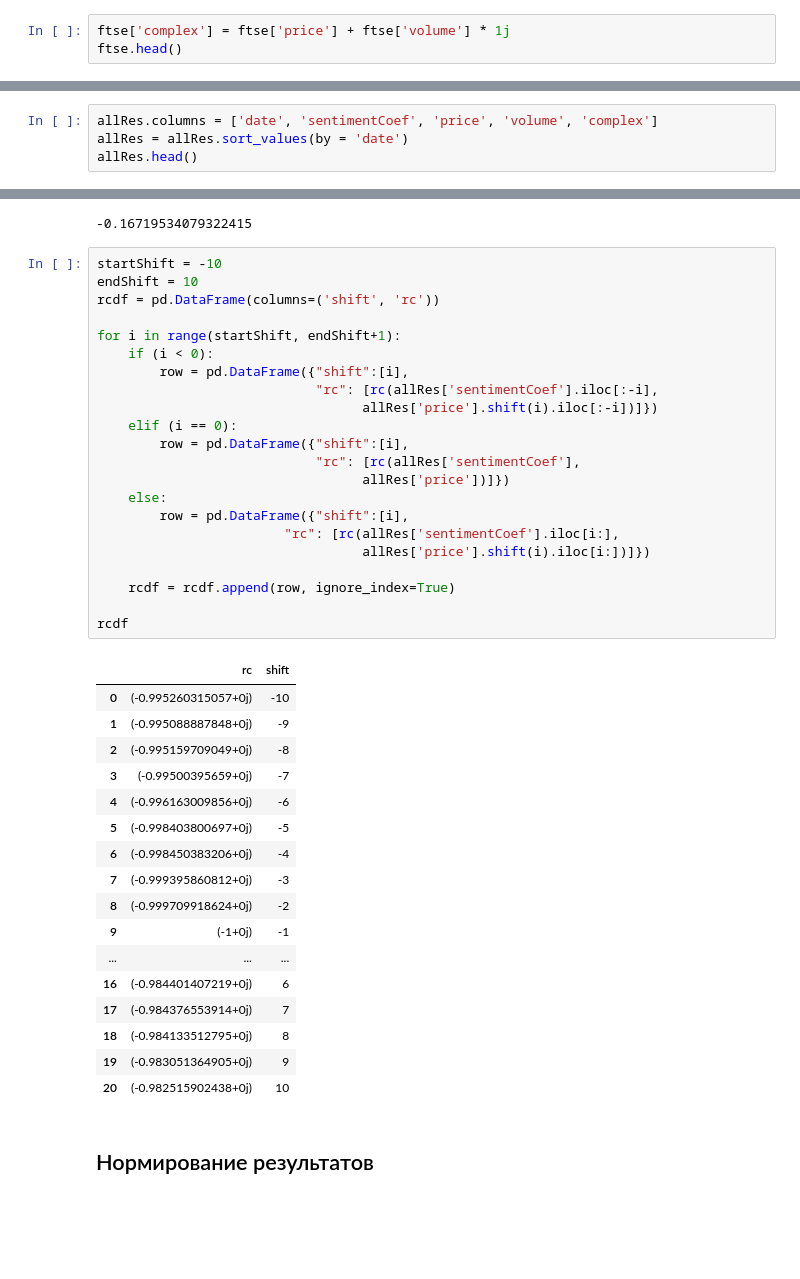
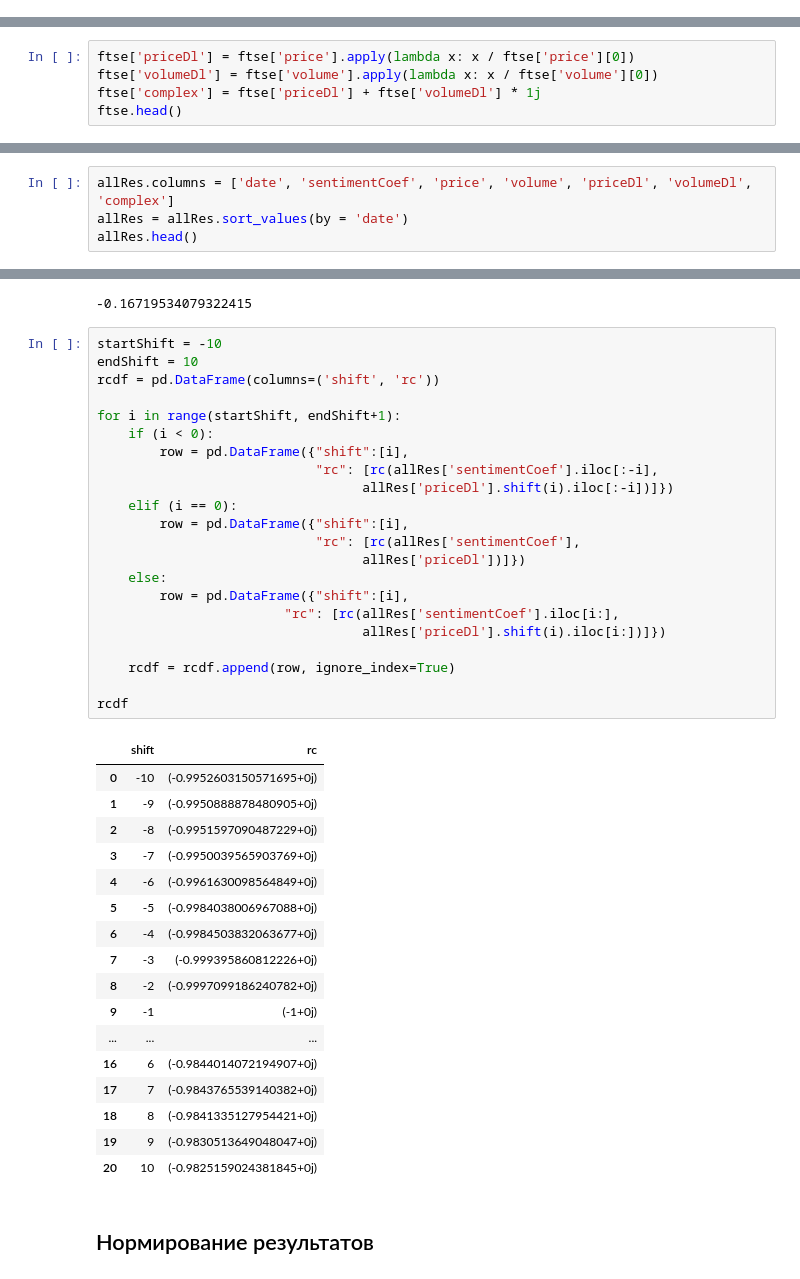
Before and after one commit to baryev/autoregressive-model, a Jupyter notebook: sentimentsAnalysis.ipynb, the cells around one changed output, grey strips where cells are left out. Cells and saved outputs as stored; diff of their text form; blank space fills up the shorter version.

```diff
--- a/sentimentsAnalysis.ipynb
+++ b/sentimentsAnalysis.ipynb
@@ -21,3 +29,0 @@ ftse.columns = ['day', 'price', 'volume']
-# %%
-ftse['complex'] = ftse['price'] + ftse['volume'] * 1j
-ftse.head()
@@ -30,0 +30,5 @@ ftse.head()
+# %%
+ftse['priceDl'] = ftse['price'].apply(lambda x: x / ftse['price'][0])
+ftse['volumeDl'] = ftse['volume'].apply(lambda x: x / ftse['volume'][0])
+ftse['complex'] = ftse['priceDl'] + ftse['volumeDl'] * 1j
+ftse.head()
@@ -89,5 +106,5 @@ def rc(x,y):
 # %%
-allRes.columns = ['date', 'sentimentCoef', 'price', 'volume', 'complex']
+allRes.columns = ['date', 'sentimentCoef', 'price', 'volume', 'priceDl', 'volumeDl', 'complex']
 allRes = allRes.sort_values(by = 'date')
 allRes.head()
 # %% [output]
@@ -118,43 +135,43 @@ np.corrcoef(allRes['volume'], allRes['price'])[0][1]
 # %%
 startShift = -10
 endShift = 10
 rcdf = pd.DataFrame(columns=('shift', 'rc'))
 
 for i in range(startShift, endShift+1):
     if (i < 0):
         row = pd.DataFrame({"shift":[i],
                             "rc": [rc(allRes['sentimentCoef'].iloc[:-i],
-                                  allRes['price'].shift(i).iloc[:-i])]})
+                                  allRes['priceDl'].shift(i).iloc[:-i])]})
     elif (i == 0):
         row = pd.DataFrame({"shift":[i],
                             "rc": [rc(allRes['sentimentCoef'],
-                                  allRes['price'])]})
+                                  allRes['priceDl'])]})
     else:
         row = pd.DataFrame({"shift":[i],
                         "rc": [rc(allRes['sentimentCoef'].iloc[i:],
-                                  allRes['price'].shift(i).iloc[i:])]})
+                                  allRes['priceDl'].shift(i).iloc[i:])]})
 
     rcdf = rcdf.append(row, ignore_index=True)
 
 rcdf
 # %% [output]
-|  | rc | shift |
-| 0 | (-0.995260315057+0j) | -10 |
-| 1 | (-0.995088887848+0j) | -9 |
-| 2 | (-0.995159709049+0j) | -8 |
-| 3 | (-0.99500395659+0j) | -7 |
-| 4 | (-0.996163009856+0j) | -6 |
-| 5 | (-0.998403800697+0j) | -5 |
-| 6 | (-0.998450383206+0j) | -4 |
-| 7 | (-0.999395860812+0j) | -3 |
-| 8 | (-0.999709918624+0j) | -2 |
-| 9 | (-1+0j) | -1 |
+|  | shift | rc |
+| 0 | -10 | (-0.9952603150571695+0j) |
+| 1 | -9 | (-0.9950888878480905+0j) |
+| 2 | -8 | (-0.9951597090487229+0j) |
+| 3 | -7 | (-0.9950039565903769+0j) |
+| 4 | -6 | (-0.9961630098564849+0j) |
+| 5 | -5 | (-0.9984038006967088+0j) |
+| 6 | -4 | (-0.9984503832063677+0j) |
+| 7 | -3 | (-0.999395860812226+0j) |
+| 8 | -2 | (-0.9997099186240782+0j) |
+| 9 | -1 | (-1+0j) |
 | ... | ... | ... |
-| 16 | (-0.984401407219+0j) | 6 |
-| 17 | (-0.984376553914+0j) | 7 |
-| 18 | (-0.984133512795+0j) | 8 |
-| 19 | (-0.983051364905+0j) | 9 |
-| 20 | (-0.982515902438+0j) | 10 |
+| 16 | 6 | (-0.9844014072194907+0j) |
+| 17 | 7 | (-0.9843765539140382+0j) |
+| 18 | 8 | (-0.9841335127954421+0j) |
+| 19 | 9 | (-0.9830513649048047+0j) |
+| 20 | 10 | (-0.9825159024381845+0j) |
 # %% [markdown]
 ## Нормирование результатов
 # %%
```
Also changed, not shown: parts of 12 cells of this notebook.
